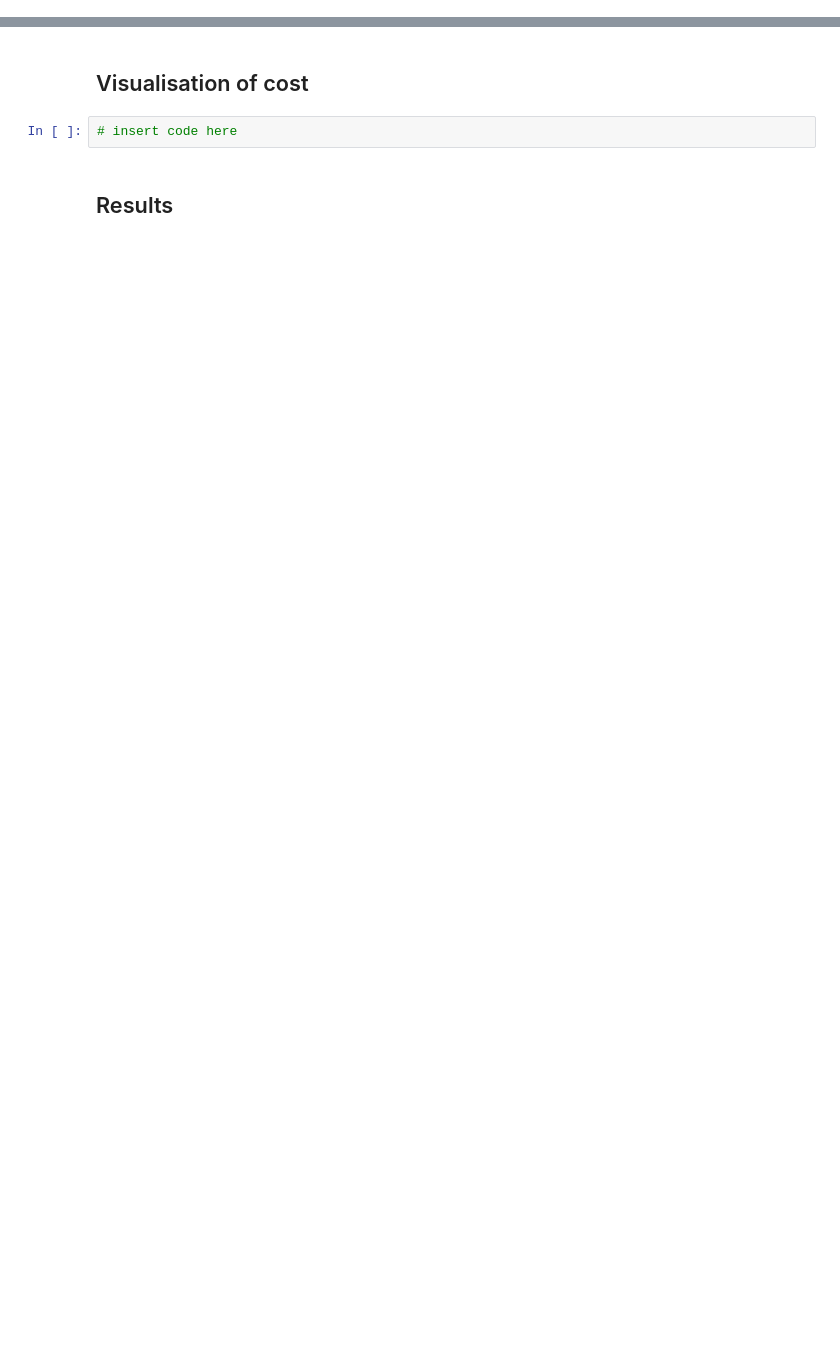
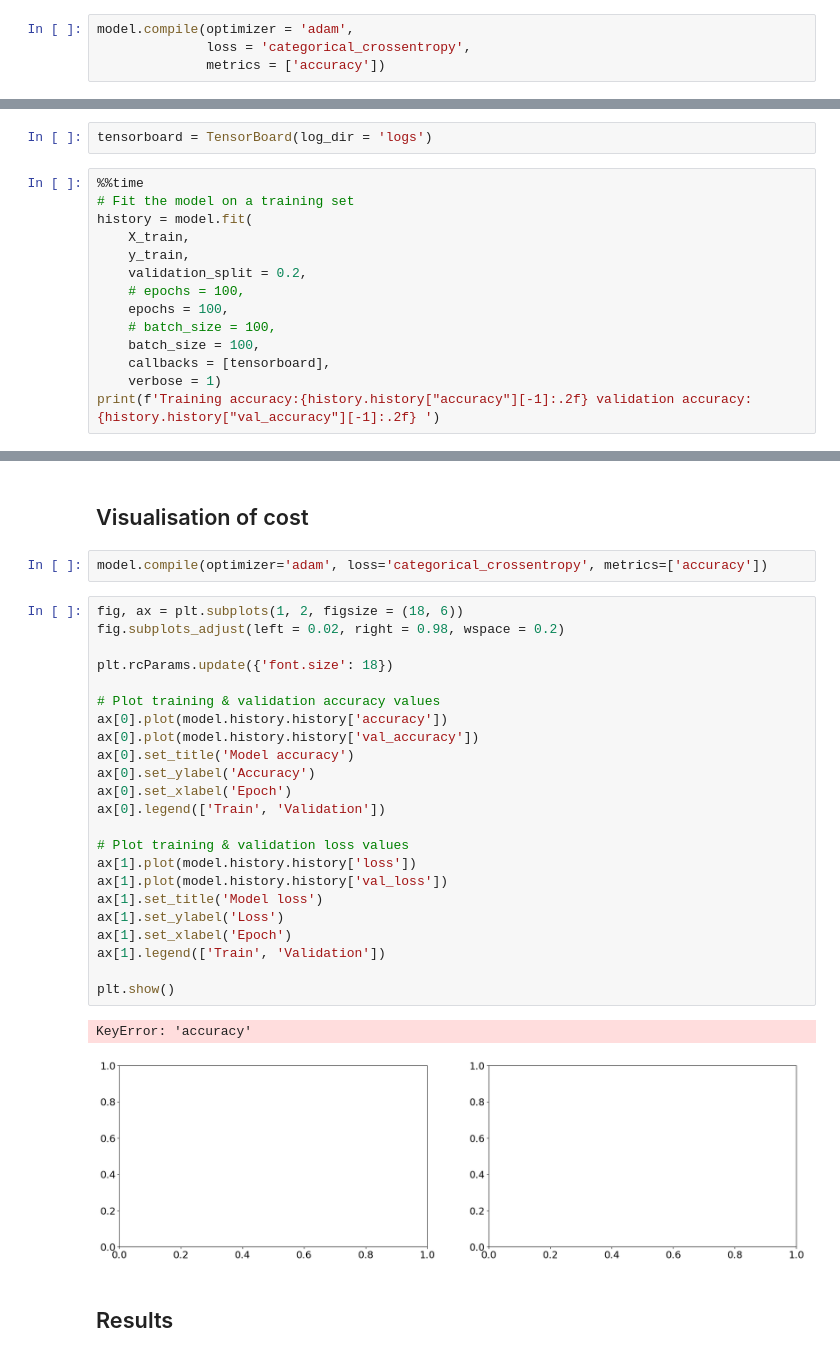
Before and after one commit to yogim2210/iod, a Jupyter notebook: Module 9/Lab 9/IOD_Lab-9_2.ipynb, the cells around one changed output, grey strips where cells are left out. Saved outputs shown, nothing was run; the diff lists cells and outputs as text; blank space fills up the shorter version.

```diff
--- a/Module 9/Lab 9/IOD_Lab-9_2.ipynb
+++ b/Module 9/Lab 9/IOD_Lab-9_2.ipynb
@@ -59,2 +212,6 @@ Use the **Keras**' load method.
+# %%
+model.compile(optimizer = 'adam',
+              loss = 'categorical_crossentropy',
+              metrics = ['accuracy'])
 # %% [markdown]
 ## Fit the training data
@@ -69,0 +218,16 @@ Use the **Keras**' load method.
+# %%
+tensorboard = TensorBoard(log_dir = 'logs')
+# %%
+%%time
+# Fit the model on a training set
+history = model.fit(
+    X_train,
+    y_train,
+    validation_split = 0.2,
+    # epochs = 100,
+    epochs = 100,
+    # batch_size = 100,
+    batch_size = 100,
+    callbacks = [tensorboard],
+    verbose = 1)
+print(f'Training accuracy:{history.history["accuracy"][-1]:.2f} validation accuracy:{history.history["val_accuracy"][-1]:.2f} ')
@@ -87,6 +341,32 @@ predictions = model.predict_classes(X_test)
 # %% [markdown]
 ## Visualisation of cost
-# %%
-# insert code here
+# %%
+model.compile(optimizer='adam', loss='categorical_crossentropy', metrics=['accuracy'])
+# %%
+fig, ax = plt.subplots(1, 2, figsize = (18, 6))
+fig.subplots_adjust(left = 0.02, right = 0.98, wspace = 0.2)
+
+plt.rcParams.update({'font.size': 18})
+
+# Plot training & validation accuracy values
+ax[0].plot(model.history.history['accuracy'])
+ax[0].plot(model.history.history['val_accuracy'])
+ax[0].set_title('Model accuracy')
+ax[0].set_ylabel('Accuracy')
+ax[0].set_xlabel('Epoch')
+ax[0].legend(['Train', 'Validation'])
+
+# Plot training & validation loss values
+ax[1].plot(model.history.history['loss'])
+ax[1].plot(model.history.history['val_loss'])
+ax[1].set_title('Model loss')
+ax[1].set_ylabel('Loss')
+ax[1].set_xlabel('Epoch')
+ax[1].legend(['Train', 'Validation'])
+
+plt.show()
+# %% [output]
+KeyError: 'accuracy'
+[figure, added]
 # %% [markdown]
 ## Results
```
Also changed, not shown: parts of 45 cells of this notebook, 10 other files.
